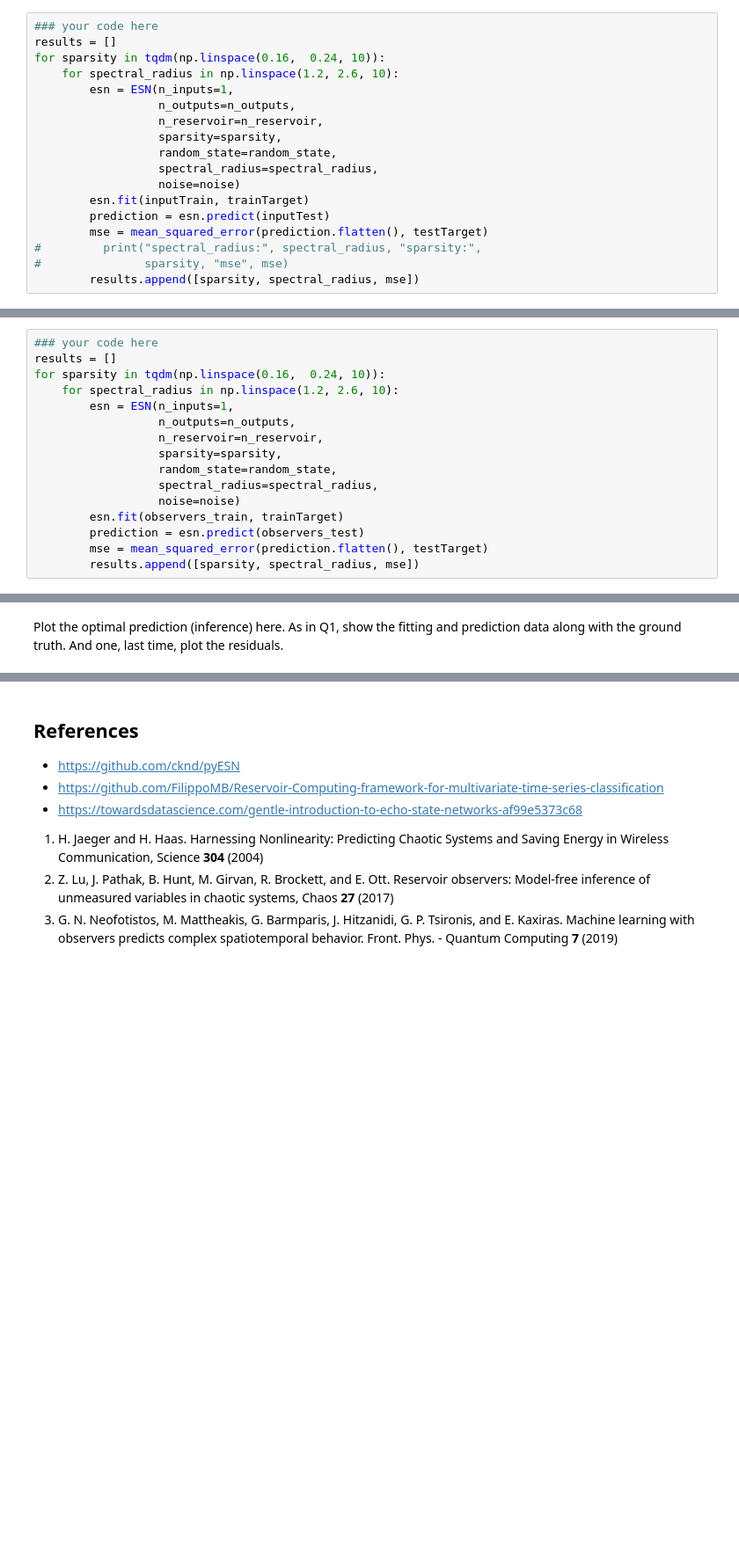
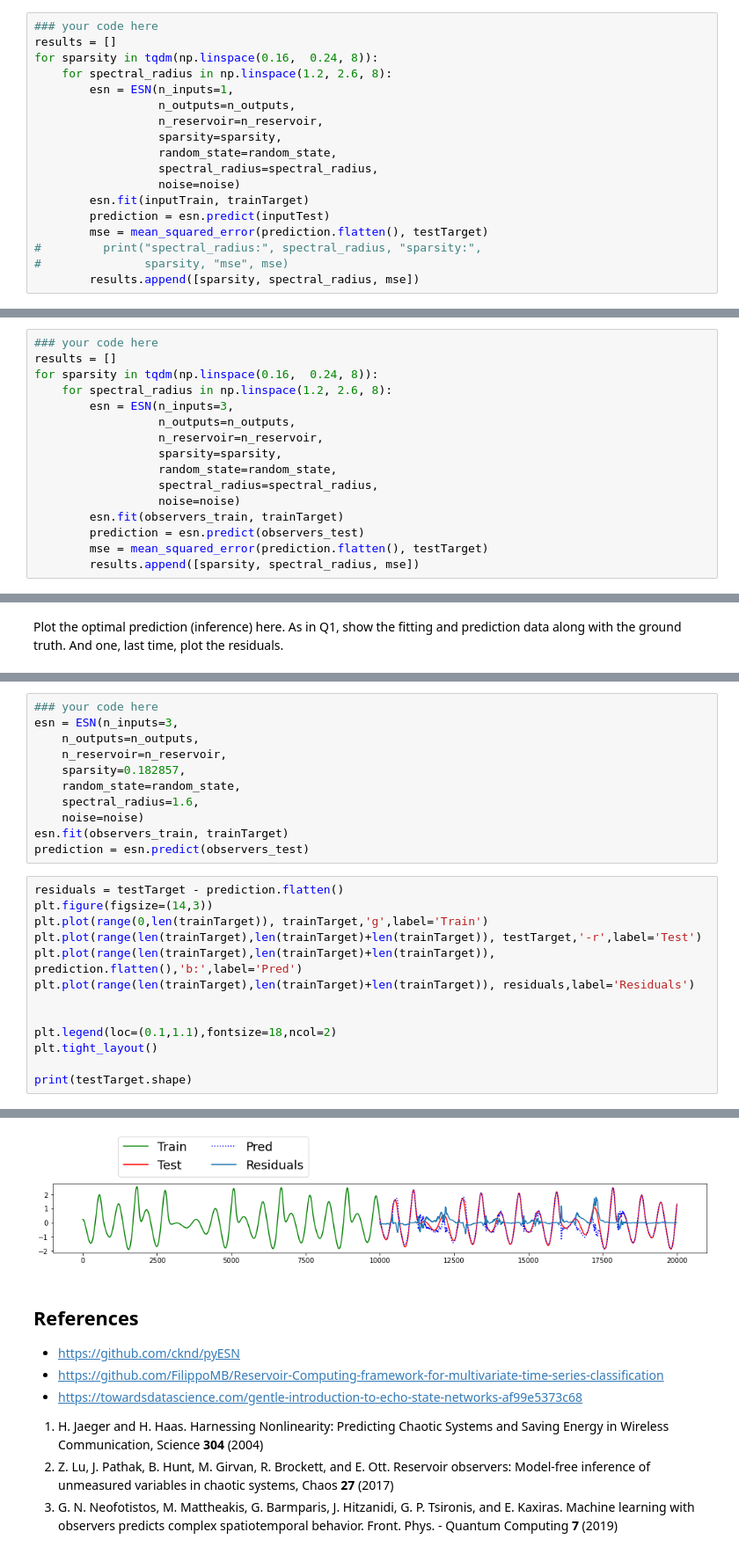
Before and after one commit to simonwarchol/2020-CS109B, a Jupyter notebook: content/homeworks/hw06/notebook/hw6_209/cs109b_hw6_209.ipynb, the cells around one changed output, grey strips where cells are left out. Shown: that part at 88% size. Saved outputs shown, nothing was run; the diff lists cells and outputs as text; blank space fills up the shorter version.

```diff
--- a/content/homeworks/hw06/notebook/hw6_209/cs109b_hw6_209.ipynb
+++ b/content/homeworks/hw06/notebook/hw6_209/cs109b_hw6_209.ipynb
@@ -308,8 +317,8 @@ Hyperparameter Optimization
 # %%
 ### your code here
 results = []
-for sparsity in tqdm(np.linspace(0.16,  0.24, 10)):
-    for spectral_radius in np.linspace(1.2, 2.6, 10):
+for sparsity in tqdm(np.linspace(0.16,  0.24, 8)):
+    for spectral_radius in np.linspace(1.2, 2.6, 8):
         esn = ESN(n_inputs=1,
                   n_outputs=n_outputs,
                   n_reservoir=n_reservoir,
@@ -389,9 +413,9 @@ Hyper-parameter optimization
 # %%
 ### your code here
 results = []
-for sparsity in tqdm(np.linspace(0.16,  0.24, 10)):
-    for spectral_radius in np.linspace(1.2, 2.6, 10):
-        esn = ESN(n_inputs=1,
+for sparsity in tqdm(np.linspace(0.16,  0.24, 8)):
+    for spectral_radius in np.linspace(1.2, 2.6, 8):
+        esn = ESN(n_inputs=3,
                   n_outputs=n_outputs,
                   n_reservoir=n_reservoir,
                   sparsity=sparsity,
@@ -427,0 +459,25 @@ Plot the optimal prediction (inference) here. As in Q1, show the fitting and pre
+# %%
+### your code here
+esn = ESN(n_inputs=3,
+    n_outputs=n_outputs,
+    n_reservoir=n_reservoir,
+    sparsity=0.182857,
+    random_state=random_state,
+    spectral_radius=1.6,
+    noise=noise)
+esn.fit(observers_train, trainTarget)
+prediction = esn.predict(observers_test)
+# %%
+residuals = testTarget - prediction.flatten()
+plt.figure(figsize=(14,3))
+plt.plot(range(0,len(trainTarget)), trainTarget,'g',label='Train')
+plt.plot(range(len(trainTarget),len(trainTarget)+len(trainTarget)), testTarget,'-r',label='Test')
+plt.plot(range(len(trainTarget),len(trainTarget)+len(trainTarget)), prediction.flatten(),'b:',label='Pred')
+plt.plot(range(len(trainTarget),len(trainTarget)+len(trainTarget)), residuals,label='Residuals')
+
+
+plt.legend(loc=(0.1,1.1),fontsize=18,ncol=2)
+plt.tight_layout()
+
+print(testTarget.shape)
+# %% [output]
@@ -428,3 +485,4 @@ Plot the optimal prediction (inference) here. As in Q1, show the fitting and pre
+[figure, added]
 # %% [markdown]
 ## **References**
 
```
Also changed, not shown: parts of 19 cells of this notebook.
